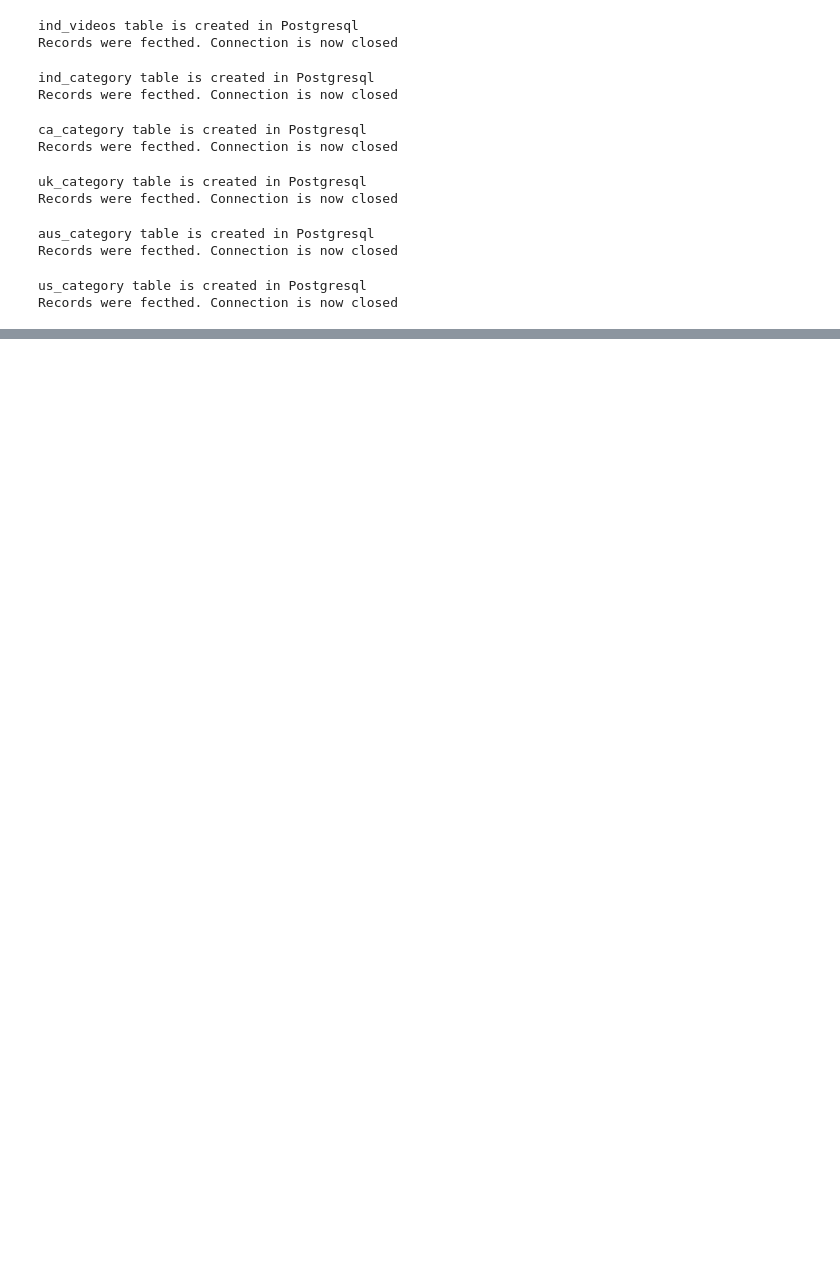
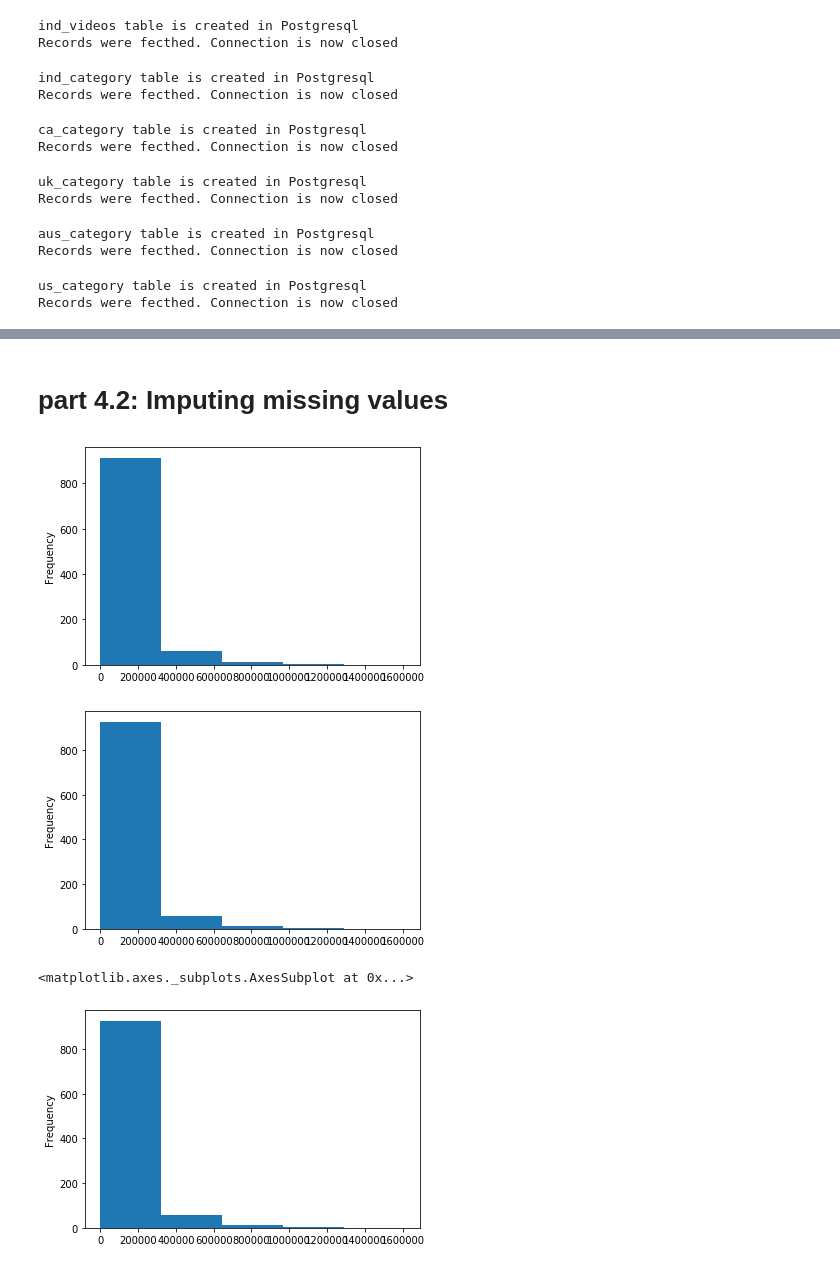
Before and after one commit to AdityaDarak22/video-streaming-data-analysis, a Jupyter notebook: src/youtube analysis.ipynb, the cells around one changed output, grey strips where cells are left out. Drawn from its saved outputs; the diff is of its cells as text; code cells hidden in the pictures; blank space fills up the shorter version.

Commit message:
part 4: code to impute missing values

```diff
--- a/src/youtube analysis.ipynb
+++ b/src/youtube analysis.ipynb
@@ -627,0 +635,5 @@ Records were fecthed. Connection is now closed
+# %%
+# Mering all the region wise dataframe in to one dataframe
+
+df_videos_list = [us_videos_df, uk_videos_df, aus_videos_df, ind_videos_df, ca_videos_df] # creating list of all the video df
+video_df = pd.concat(df_videos_list, sort = False, ignore_index=True)
@@ -627,0 +667,20 @@ Records were fecthed. Connection is now closed
+# %%
+# changing string to boolean
+temp =  (video_df["caption"] != "false").astype(bool)
+video_df["caption"] = temp
+
+temp =  (video_df["licensedContent"] != "False").astype(bool)
+video_df["licensedContent"] = temp
+
+temp =  (video_df["madeForKids"] != "False").astype(bool)
+video_df["madeForKids"] = temp
+
+# changing string to numeric
+video_df["viewCount"] = video_df["viewCount"].astype(int)
+video_df["commentCount"] = video_df["commentCount"].astype(float)
+video_df["likeCount"] = video_df["likeCount"].astype(float)
+video_df["dislikeCount"] = video_df["dislikeCount"].astype(float)
+video_df["favoriteCount"] = video_df["favoriteCount"].astype(int)
+video_df["categoryId"] = video_df["categoryId"].astype(int)
+video_df.info()
+#video_df.isnull().sum()
@@ -627,0 +705,23 @@ Records were fecthed. Connection is now closed
+# %% [markdown]
+# part 4.2: Imputing missing values
+# %%
+from matplotlib import pyplot
+temp_df = video_df.copy()
+# %%
+meanReplacement = temp_df["likeCount"].fillna(temp_df["likeCount"].mean())
+medianReplacement = temp_df["likeCount"].fillna(temp_df["likeCount"].median())
+# %%
+temp_df["likeCount"].plot.hist(bins = 5)
+pyplot.show()
+medianReplacement.plot.hist(bins = 5)
+pyplot.show()
+meanReplacement.plot.hist(bins = 5)
+"""
+This shows that there is no difference between median and mean. We can use either of this to impute the missing values in
+likeCount.
+"""
+# %% [output]
+[figure, added]
+[figure, added]
+<matplotlib.axes._subplots.AxesSubplot at 0x...>
+[figure, added]
```
Also changed, not shown: parts of 11 cells of this notebook.
